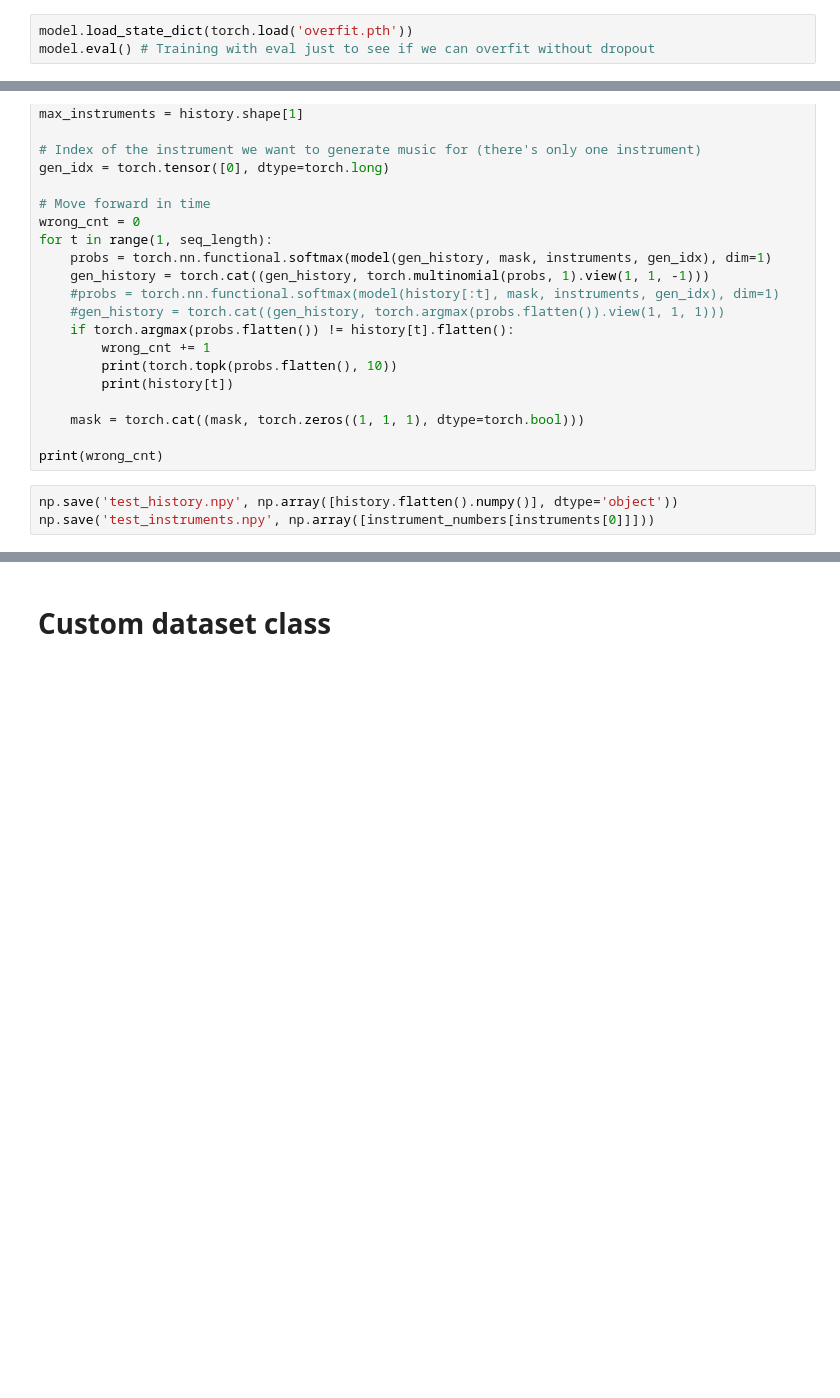
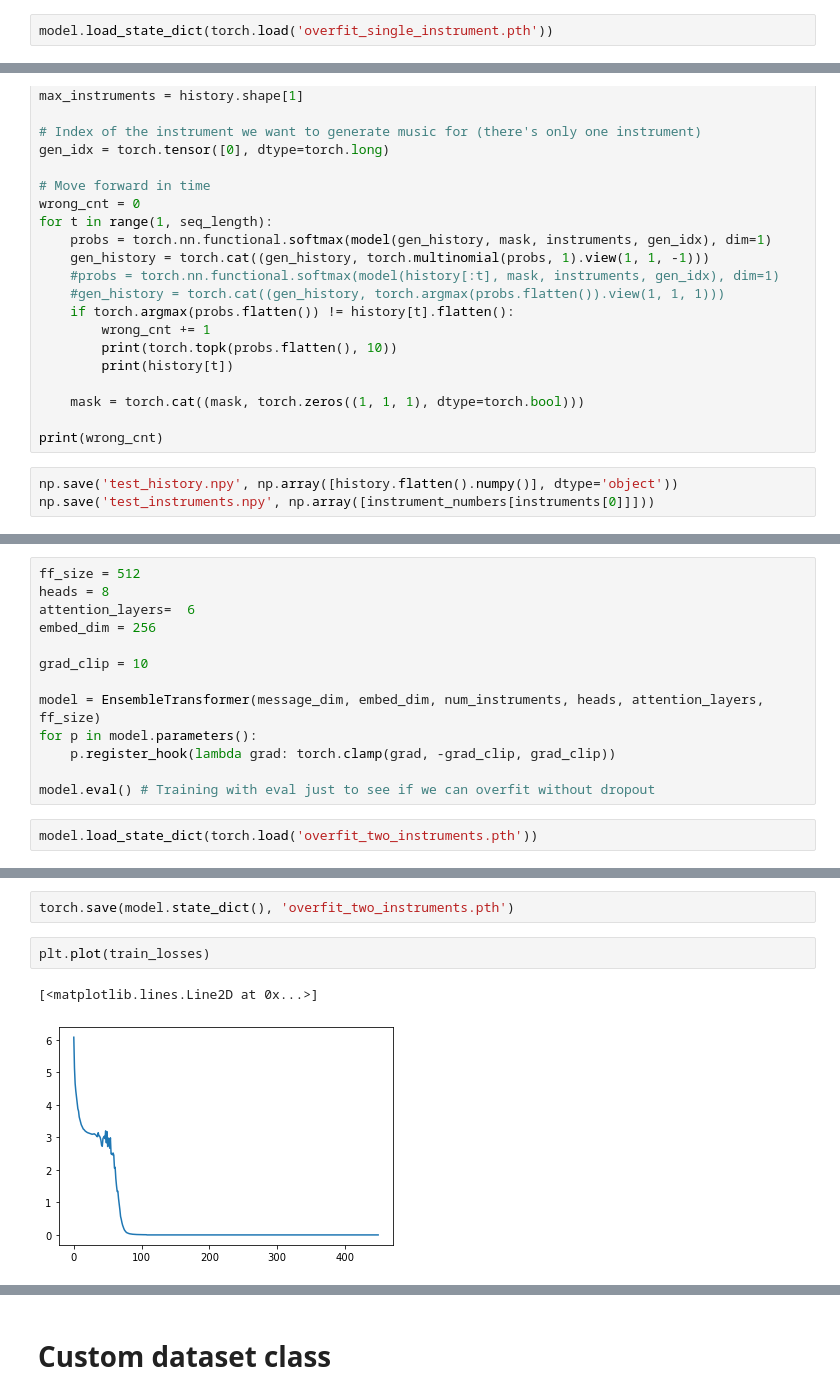
Before and after one commit to EpicDuckPotato/music_generation701, a Jupyter notebook: train.ipynb, the cells around one changed output, grey strips where cells are left out. Saved outputs shown, nothing was run; the diff lists cells and outputs as text; blank space fills up the shorter version.

Commit message:
Can overfit to two instruments, so encoder seems to work

```diff
--- a/train.ipynb
+++ b/train.ipynb
@@ -145,6 +150,5 @@ for p in model.parameters():
-# %%
-model.load_state_dict(torch.load('overfit.pth'))
-model.eval() # Training with eval just to see if we can overfit without dropout
+# %%
+model.load_state_dict(torch.load('overfit_single_instrument.pth'))
 # %%
 recording = np.load('preprocessed_data/recording318.npy', allow_pickle=True)
 instruments_np = np.load('preprocessed_data/instruments318.npy', allow_pickle=True)
@@ -226,0 +233,15 @@ np.save('test_instruments.npy', np.array([instrument_numbers[instruments[0]]]))
+# %%
+ff_size = 512
+heads = 8
+attention_layers=  6
+embed_dim = 256
+
+grad_clip = 10
+
+model = EnsembleTransformer(message_dim, embed_dim, num_instruments, heads, attention_layers, ff_size)
+for p in model.parameters():
+    p.register_hook(lambda grad: torch.clamp(grad, -grad_clip, grad_clip))
+
+model.eval() # Training with eval just to see if we can overfit without dropout
+# %%
+model.load_state_dict(torch.load('overfit_two_instruments.pth'))
@@ -226,0 +306,7 @@ np.save('test_instruments.npy', np.array([instrument_numbers[instruments[0]]]))
+# %%
+torch.save(model.state_dict(), 'overfit_two_instruments.pth')
+# %%
+plt.plot(train_losses)
+# %% [output]
+[<matplotlib.lines.Line2D at 0x...>]
+[figure, added]
```
Also changed, not shown: parts of 14 cells of this notebook.
